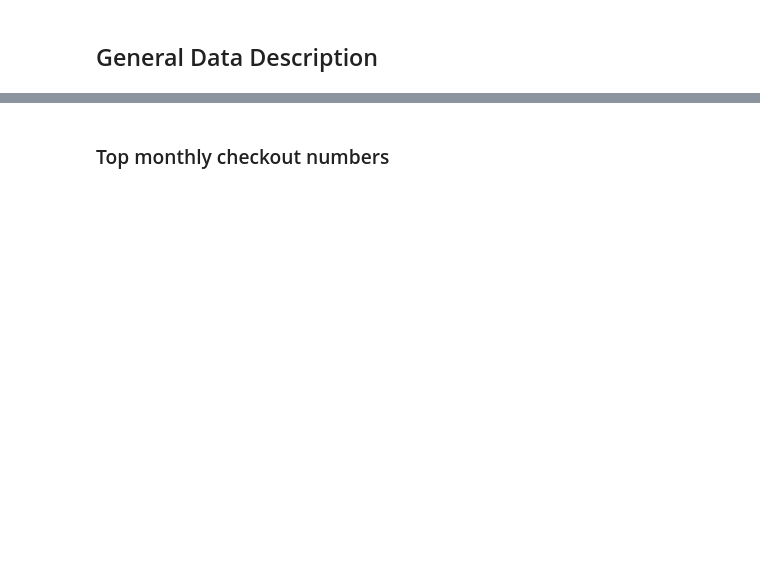
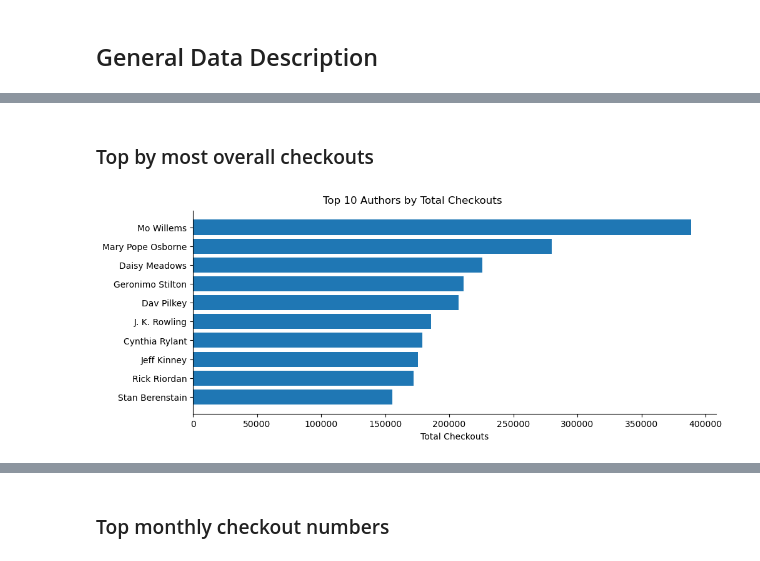
Before and after one commit to rm-pearson/NSS-capstone, a Jupyter notebook: Notebooks/data exploration.ipynb, the cells around one changed output, grey strips where cells are left out. Drawn from its saved outputs; the diff is of its cells as text; code cells hidden in the pictures; blank space fills up the shorter version.

```diff
--- a/Notebooks/data exploration.ipynb
+++ b/Notebooks/data exploration.ipynb
@@ -35,0 +197,25 @@ top10_overall
+# %%
+top_authors = books_df.groupby(['CreatorName', 'CheckoutDate'], as_index = False)['Checkouts'].sum().groupby('CreatorName', as_index = False).agg(TotalCheckouts = ('Checkouts', 'sum'), AvgMonthlyCheckouts = ('Checkouts', 'mean'))
+# %% [markdown]
+### Top by most overall checkouts
+# %%
+## Sort data to graph
+top_authors_overall = top_authors.sort_values('TotalCheckouts').tail(10)
+
+## Build graph
+fig, ax = plt.subplots(figsize = (10,4), layout = 'constrained')
+
+ax.barh(np.arange(10), top_authors_overall['TotalCheckouts'])
+
+## Graph title
+plt.suptitle('Top 10 Authors by Total Checkouts')
+
+## Axis & legend customization
+ax.spines[['top', 'right']].set_visible(False)
+ax.set_xlabel("Total Checkouts")
+ax.set_yticks(np.arange(10))
+ax.set_yticklabels(top_authors_overall['CreatorName'])
+
+plt.show()
+# %% [output]
+[figure, added]
```
Also changed, not shown: parts of 40 cells of this notebook, 2 other files.
